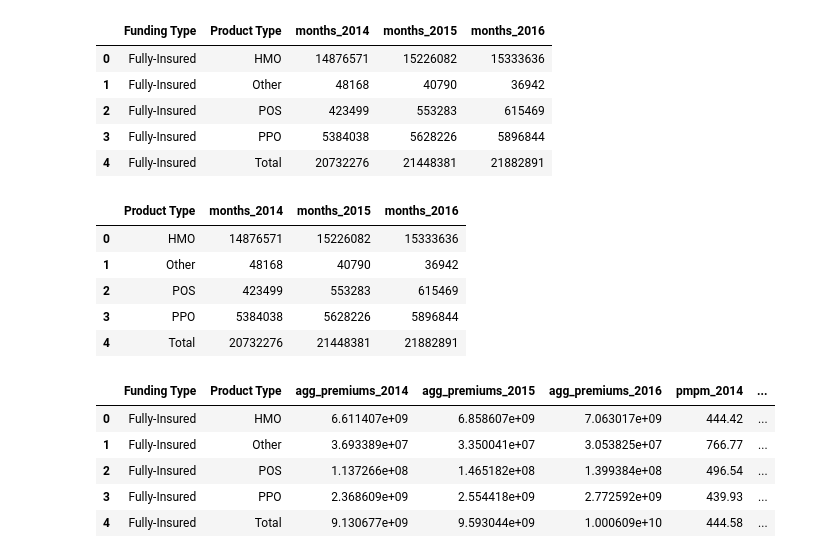
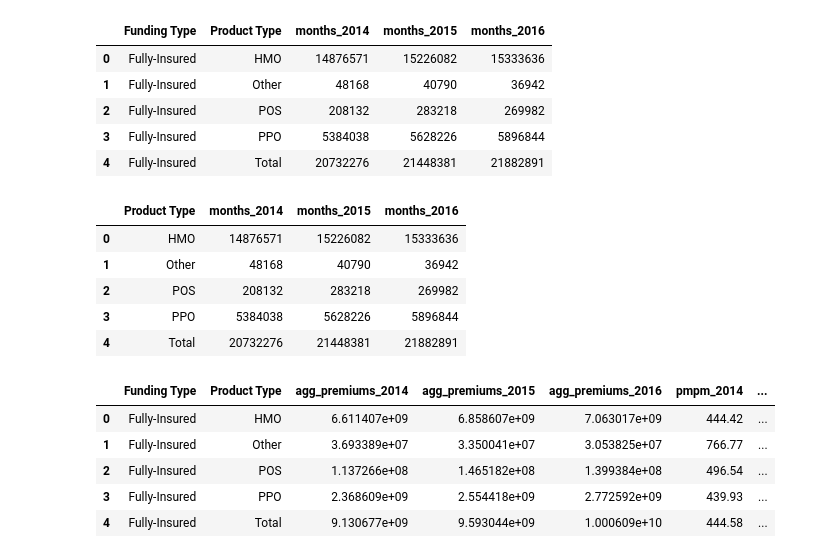
Before and after one commit to ellen-liu/chia2018, a Jupyter notebook: pmpm_by_product.ipynb, the cells around one changed output. Cells and saved outputs as stored; diff of their text form; code cells hidden in the pictures.

```diff
--- a/pmpm_by_product.ipynb
+++ b/pmpm_by_product.ipynb
@@ -4,14 +4,14 @@ import numpy as np
 import matplotlib.pyplot as plt
 %matplotlib inline
 # %%
-enrollment = pd.read_csv("~/Desktop/chia2018/2017/enrollment_premiums/enrollment_by_product.csv", thousands=",")
+enrollment = pd.read_csv("~/Desktop/chia2018/2017/datasheets/enrollment_by_product.csv", thousands=",")
 #Reading the dataset in a dataframe using Pandas
 enrollment
 # %% [output]
 |  | Funding Type | Product Type | months_2014 | months_2015 | months_2016 |
 | 0 | Fully-Insured | HMO | 14876571 | 15226082 | 15333636 |
 | 1 | Fully-Insured | Other | 48168 | 40790 | 36942 |
-| 2 | Fully-Insured | POS | 423499 | 553283 | 615469 |
+| 2 | Fully-Insured | POS | 208132 | 283218 | 269982 |
 | 3 | Fully-Insured | PPO | 5384038 | 5628226 | 5896844 |
 | 4 | Fully-Insured | Total | 20732276 | 21448381 | 21882891 |
 # %%
@@ -22,7 +22,7 @@ months
 |  | Product Type | months_2014 | months_2015 | months_2016 |
 | 0 | HMO | 14876571 | 15226082 | 15333636 |
 | 1 | Other | 48168 | 40790 | 36942 |
-| 2 | POS | 423499 | 553283 | 615469 |
+| 2 | POS | 208132 | 283218 | 269982 |
 | 3 | PPO | 5384038 | 5628226 | 5896844 |
 | 4 | Total | 20732276 | 21448381 | 21882891 |
 # %%
```
Also changed, not shown: parts of 3 cells of this notebook, 6 other files.
